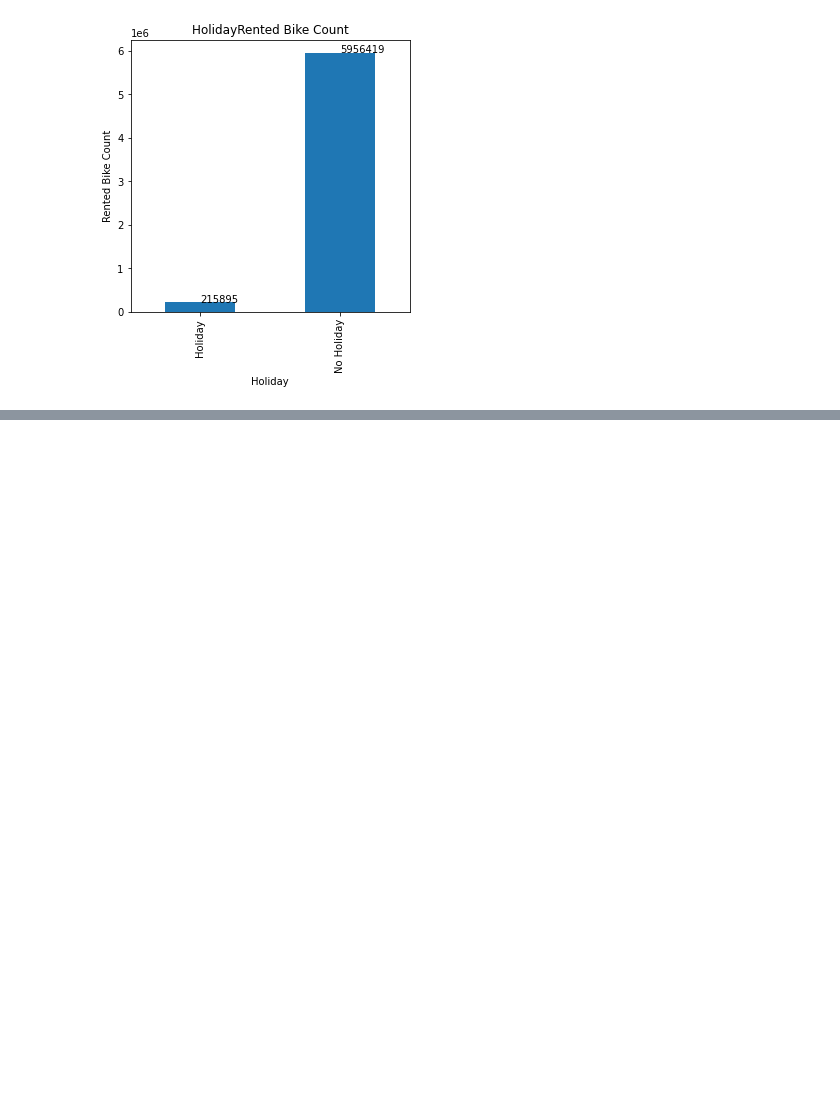
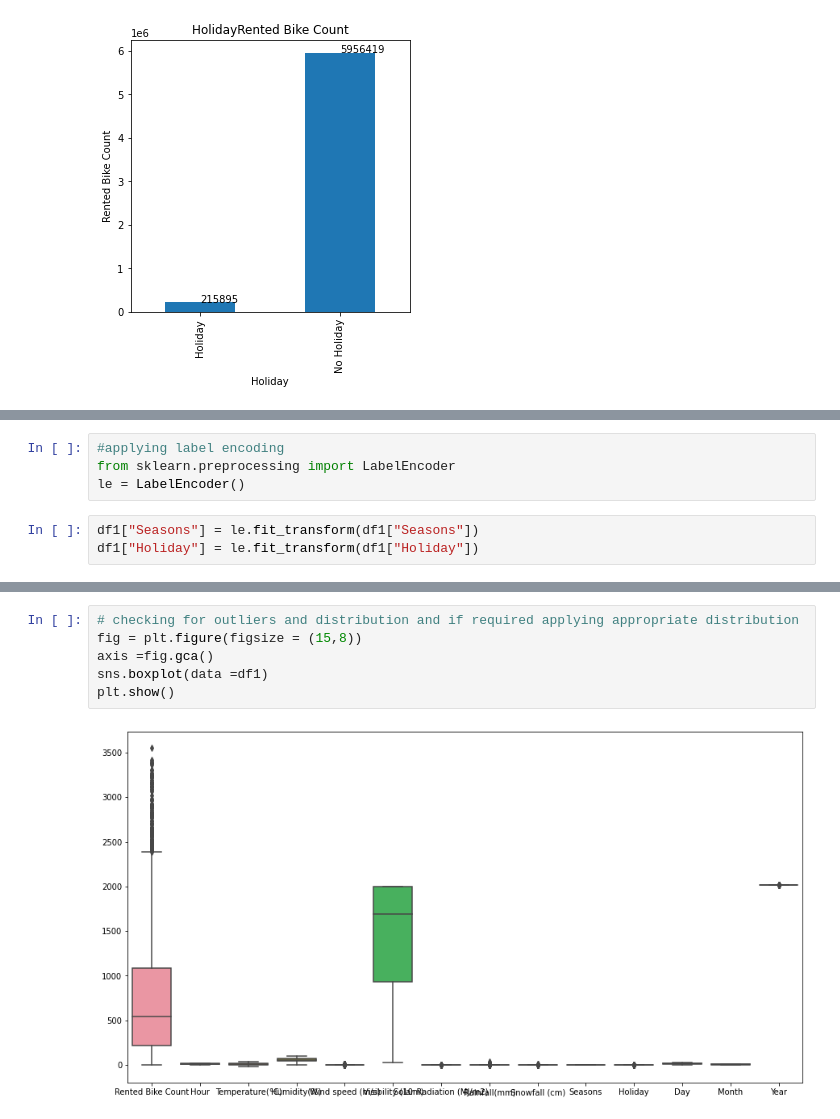
Before and after one commit to AyushSonuu/bike-sharing-demand-prediction-regression, a Jupyter notebook: Copy_of_Bike_Sharing_Demand_Prediction_Capstone_Project.ipynb, the cells around one changed output, grey strips where cells are left out. Cells and saved outputs as stored; diff of their text form; blank space fills up the shorter version.

```diff
--- a/Copy_of_Bike_Sharing_Demand_Prediction_Capstone_Project.ipynb
+++ b/Copy_of_Bike_Sharing_Demand_Prediction_Capstone_Project.ipynb
@@ -456,0 +469,7 @@ for col in cat_features:
+# %%
+#applying label encoding
+from sklearn.preprocessing import LabelEncoder
+le = LabelEncoder()
+# %%
+df1["Seasons"] = le.fit_transform(df1["Seasons"])
+df1["Holiday"] = le.fit_transform(df1["Holiday"])
@@ -456,0 +485,8 @@ for col in cat_features:
+# %%
+# checking for outliers and distribution and if required applying appropriate distribution
+fig = plt.figure(figsize = (15,8))
+axis =fig.gca()
+sns.boxplot(data =df1)
+plt.show()
+# %% [output]
+[figure, added]
```
Also changed, not shown: parts of 8 cells of this notebook.
